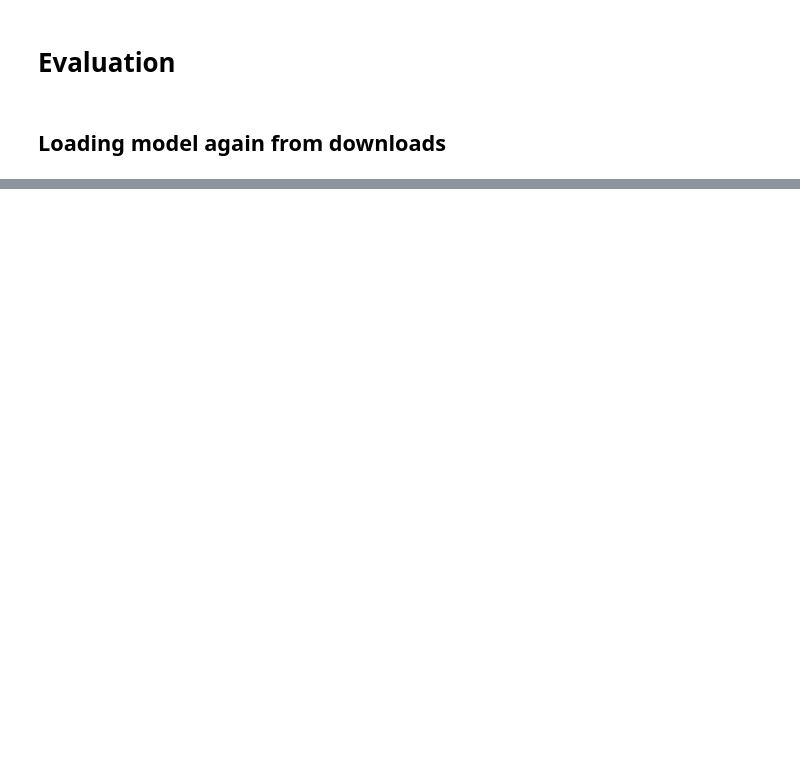
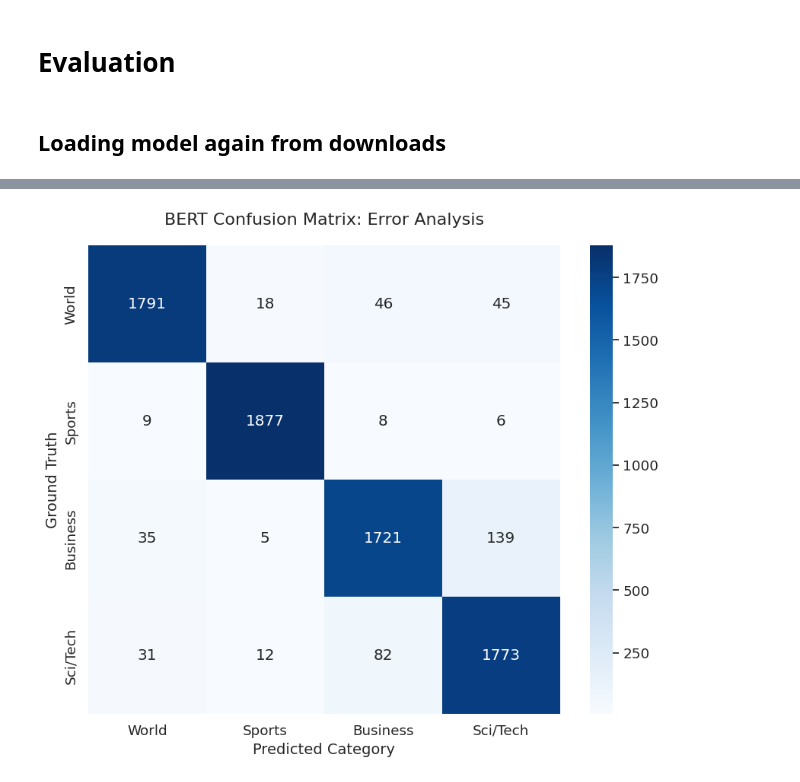
Before and after one commit to MuhammadSafeer786/Multi_Class_News_Text_Classification, a Jupyter notebook: multi-class-news-text-classification.ipynb, the cells around one changed output, grey strips where cells are left out. Saved outputs shown, nothing was run; the diff lists cells and outputs as text; code cells hidden in the pictures; blank space fills up the shorter version.

```diff
--- a/multi-class-news-text-classification.ipynb
+++ b/multi-class-news-text-classification.ipynb
@@ -561,0 +609,20 @@ writer.close()
+# %%
+from sklearn.metrics import confusion_matrix
+import seaborn as sns
+import matplotlib.pyplot as plt
+import numpy as np
+
+cm = confusion_matrix(all_true_labels, all_predictions)
+
+plt.figure(figsize=(10, 8))
+sns.set(font_scale=1.2)
+sns.heatmap(cm, annot=True, fmt='d', cmap='Blues',
+            xticklabels=class_names,
+            yticklabels=class_names)
+
+plt.title('BERT Confusion Matrix: Error Analysis', fontsize=16, pad=20)
+plt.ylabel('Ground Truth', fontsize=14)
+plt.xlabel('Predicted Category', fontsize=14)
+plt.show()
+# %% [output]
+[figure, added]
```
Also changed, not shown: parts of 43 cells of this notebook.
